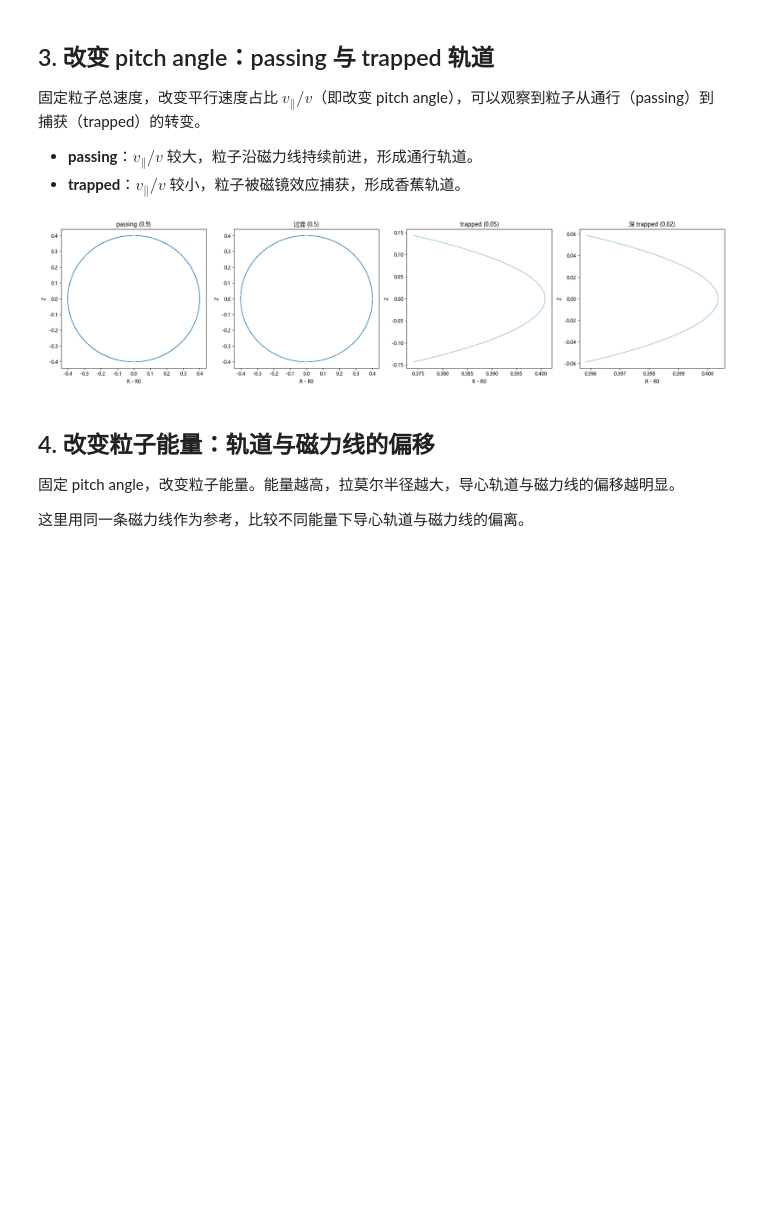
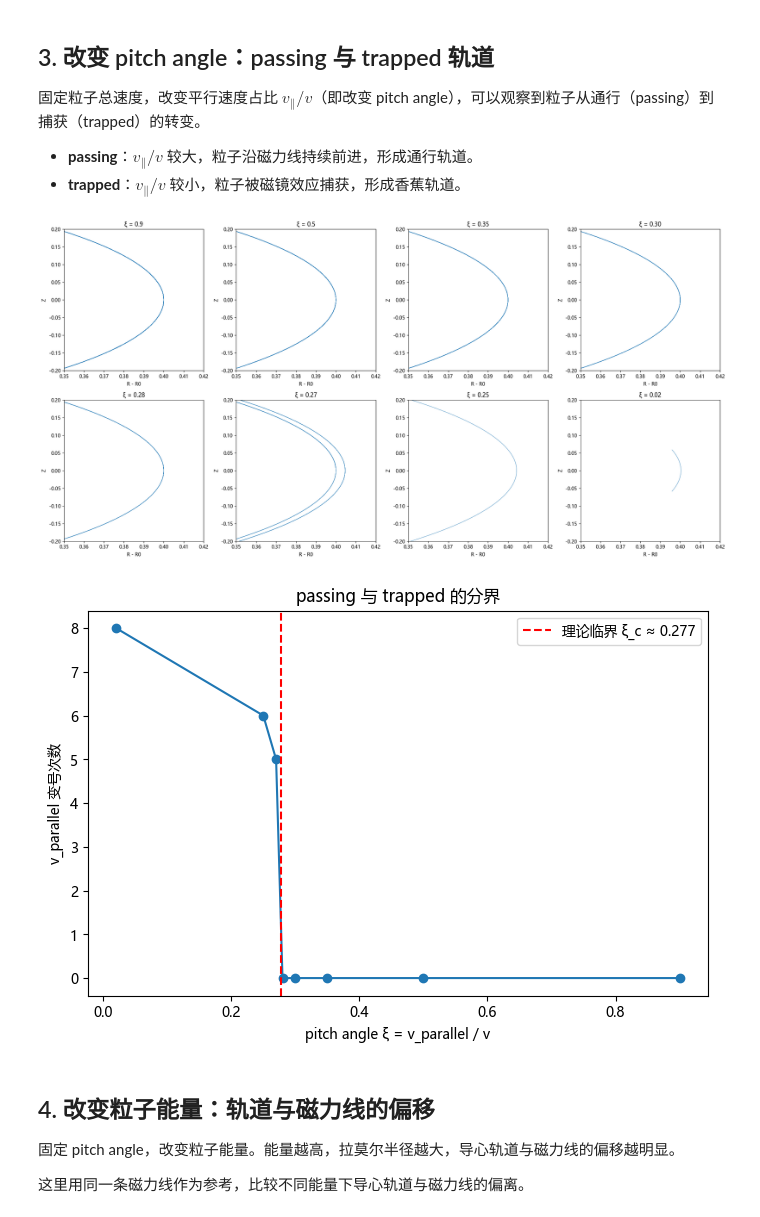
Before and after one commit to Lamb701/particle-simulation, a Jupyter notebook: notebooks/complete_report.ipynb, the cells around one changed output. Cells and saved outputs as stored; diff of their text form; code cells hidden in the pictures; blank space fills up the shorter version.

```diff
--- a/notebooks/complete_report.ipynb
+++ b/notebooks/complete_report.ipynb
@@ -96,41 +103,66 @@ plt.show()
 - **passing**：$v_\parallel/v$ 较大，粒子沿磁力线持续前进，形成通行轨道。
 - **trapped**：$v_\parallel/v$ 较小，粒子被磁镜效应捕获，形成香蕉轨道。
 # %%
-# 固定总速度，改变 v_parallel/v
+# 固定总速度，改变 v_parallel/v，加密到捕获分界附近
 v_total = 1.2e5
-pitch_ratios = [0.9, 0.5, 0.05, 0.02]
-labels = ['passing (0.9)', '过渡 (0.5)', 'trapped (0.05)', '深 trapped (0.02)']
+pitch_ratios = [0.9, 0.5, 0.35, 0.30, 0.28, 0.27, 0.25, 0.02]
+labels = ['0.9', '0.5', '0.35', '0.30', '0.28', '0.27', '0.25', '0.02']
 
-fig, axes = plt.subplots(1, 4, figsize=(20, 5))
-for ax, ratio, label in zip(axes, pitch_ratios, labels):
+fig, axes = plt.subplots(2, 4, figsize=(20, 10))
+for ax, ratio, label in zip(axes.flat, pitch_ratios, labels):
     v_para = ratio * v_total
     v_perp = np.sqrt(v_total**2 - v_para**2)
-    # 在初始位置，B 主要沿 y 方向，因此取 v = [v_perp, v_para, 0]
     v = np.array([v_perp, v_para, 0.0])
     p = Particle(PROTON_CHARGE, PROTON_MASS, np.array([10.4, 0.0, 0.0]), v)
     result = guiding_center_integrate(field, p, dt=1e-7, n_steps=400000)
 
     vparas = result['v_parallel']
     # 对 trapped 粒子只画一个完整 bounce，使香蕉形状清晰可见
     sign_changes = np.where(np.diff(np.sign(vparas)) != 0)[0]
-    if len(sign_changes) >= 2 and ratio < 0.5:
+    if len(sign_changes) >= 2 and ratio < 0.27:
         start = sign_changes[0]
         end = sign_changes[1]
         R = np.sqrt(result['trajectory'][start:end, 0]**2 + result['trajectory'][start:end, 1]**2)
         Z = result['trajectory'][start:end, 2]
     else:
         R = np.sqrt(result['trajectory'][:200000, 0]**2 + result['trajectory'][:200000, 1]**2)
         Z = result['trajectory'][:200000, 2]
 
     ax.plot(R - R0, Z, lw=0.6)
     ax.set_xlabel('R - R0')
     ax.set_ylabel('Z')
-    ax.set_title(label)
+    ax.set_title(f'ξ = {label}')
+
+# 统一坐标范围，便于比较
+for ax in axes.flat:
+    ax.set_xlim(0.35, 0.42)
+    ax.set_ylim(-0.2, 0.2)
 
 plt.tight_layout()
 plt.show()
+
+# 附加：v_parallel 变号次数随 pitch angle 的变化
+sign_counts = []
+for ratio in pitch_ratios:
+    v_para = ratio * v_total
+    v_perp = np.sqrt(v_total**2 - v_para**2)
+    v = np.array([v_perp, v_para, 0.0])
+    p = Particle(PROTON_CHARGE, PROTON_MASS, np.array([10.4, 0.0, 0.0]), v)
+    result = guiding_center_integrate(field, p, dt=1e-7, n_steps=200000)
+    vparas = result['v_parallel']
+    sign_counts.append(np.sum(np.diff(np.sign(vparas)) != 0))
+
+fig, ax = plt.subplots(figsize=(8, 5))
+ax.plot(pitch_ratios, sign_counts, 'o-')
+ax.axvline(x=0.277, color='r', linestyle='--', label='理论临界 ξ_c ≈ 0.277')
+ax.set_xlabel('pitch angle ξ = v_parallel / v')
+ax.set_ylabel('v_parallel 变号次数')
+ax.set_title('passing 与 trapped 的分界')
+ax.legend()
+plt.show()
 # %% [output]
-[figure, old version]
+[figure, new version]
+[figure, added]
 # %% [markdown]
 ## 4. 改变粒子能量：轨道与磁力线的偏移
 
```
Also changed, not shown: parts of 3 cells of this notebook, 1 other file.
